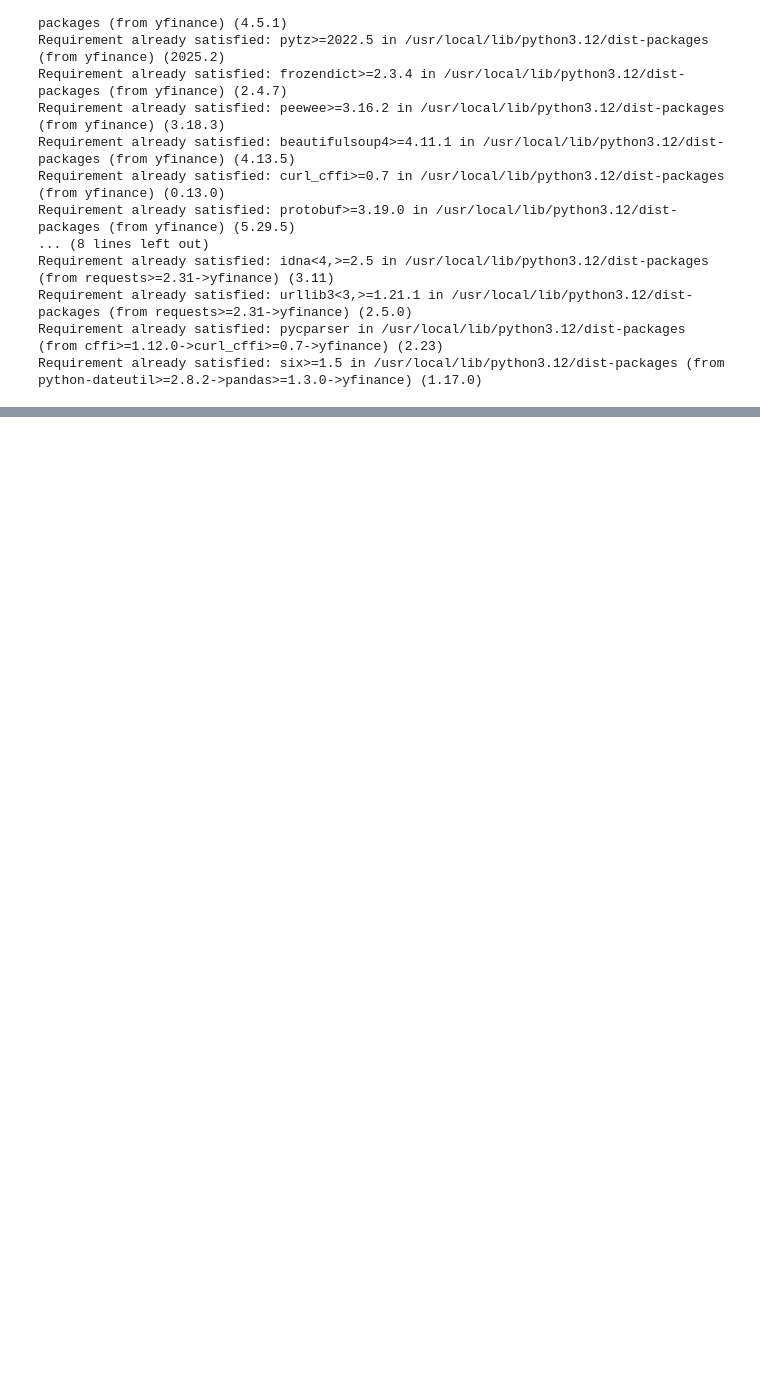
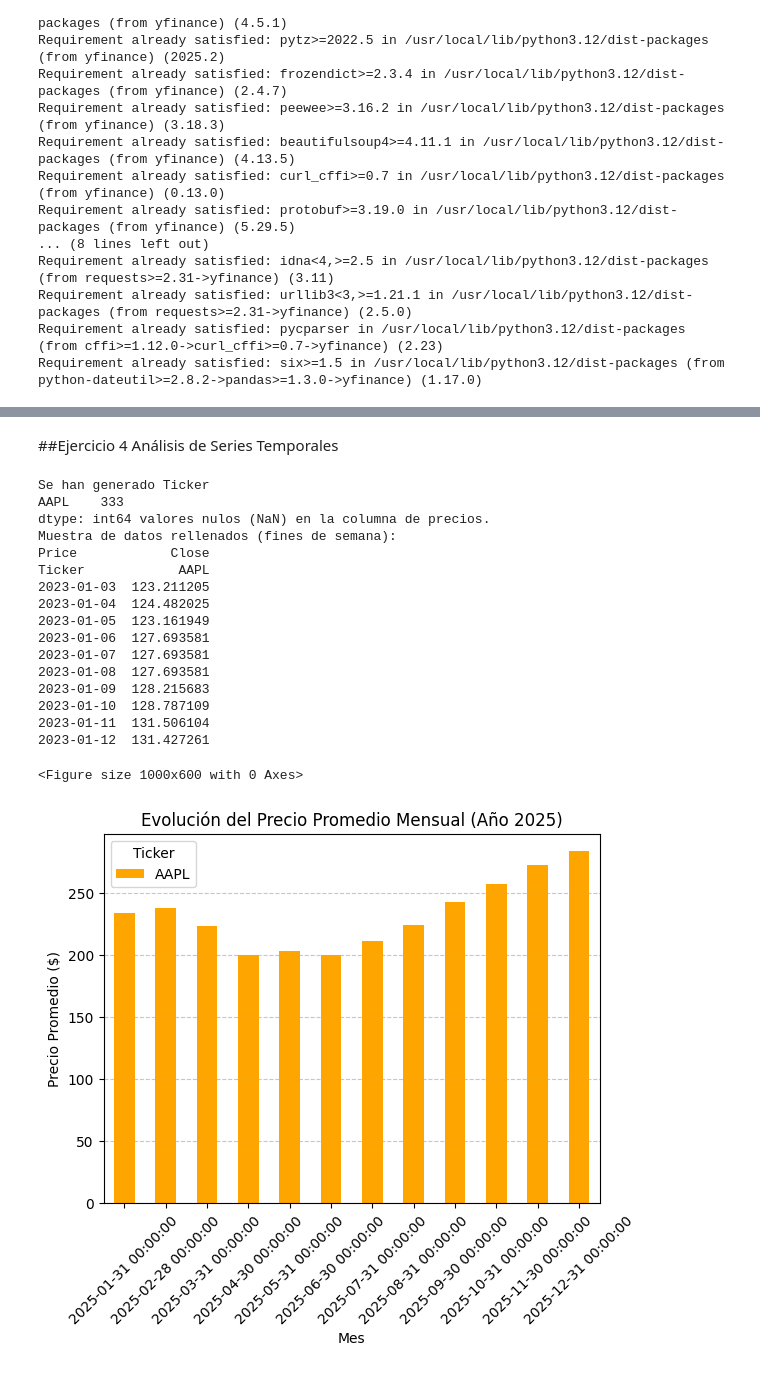
Before and after one commit to ignaciomorenobarria21-a11y/examen_Python, a Jupyter notebook: Examen_Python_Final.ipynb, the cells around one changed output, grey strips where cells are left out. Saved outputs shown, nothing was run; the diff lists cells and outputs as text; code cells hidden in the pictures; blank space fills up the shorter version.

```diff
--- a/Examen_Python_Final.ipynb
+++ b/Examen_Python_Final.ipynb
@@ -111,0 +141,57 @@ plt.show()
+# %% [markdown]
+##Ejercicio 4 Análisis de Series Temporales
+# %%
+import pandas as pd
+import matplotlib.pyplot as plt
+
+# 1.
+fecha_inicio = df_grafico.index.min()
+fecha_fin = "2025-12-01"
+rango_completo = pd.date_range(start=fecha_inicio, end=fecha_fin, freq='D')
+df_reindexed = df_grafico.reindex(rango_completo)
+
+# 2.
+nulos_generados = df_reindexed['Close'].isnull().sum()
+print(f"Se han generado {nulos_generados} valores nulos (NaN) en la columna de precios.")
+
+# 3.
+df_final = df_reindexed.copy()
+df_final['Close'] = df_final['Close'].ffill()
+print("Muestra de datos rellenados (fines de semana):")
+print(df_final[['Close']].head(10))
+
+# 4.
+df_mensual = df_final['Close'].resample('M').mean()
+
+# 5.
+precio_2025 = df_mensual[df_mensual.index.year == 2025]
+
+plt.figure(figsize=(10, 6))
+precio_2025.plot(kind='bar', color='orange')
+
+plt.title("Evolución del Precio Promedio Mensual (Año 2025)")
+plt.xlabel("Mes")
+plt.ylabel("Precio Promedio ($)")
+plt.xticks(rotation=45)
+plt.grid(axis='y', linestyle='--', alpha=0.7)
+
+plt.show()
+# %% [output]
+Se han generado Ticker
+AAPL    333
+dtype: int64 valores nulos (NaN) en la columna de precios.
+Muestra de datos rellenados (fines de semana):
+Price            Close
+Ticker            AAPL
+2023-01-03  123.211205
+2023-01-04  124.482025
+2023-01-05  123.161949
+2023-01-06  127.693581
+2023-01-07  127.693581
+2023-01-08  127.693581
+2023-01-09  128.215683
+2023-01-10  128.787109
+2023-01-11  131.506104
+2023-01-12  131.427261
+<Figure size 1000x600 with 0 Axes>
+[figure, added]
```
Also changed, not shown: parts of 6 cells of this notebook.
